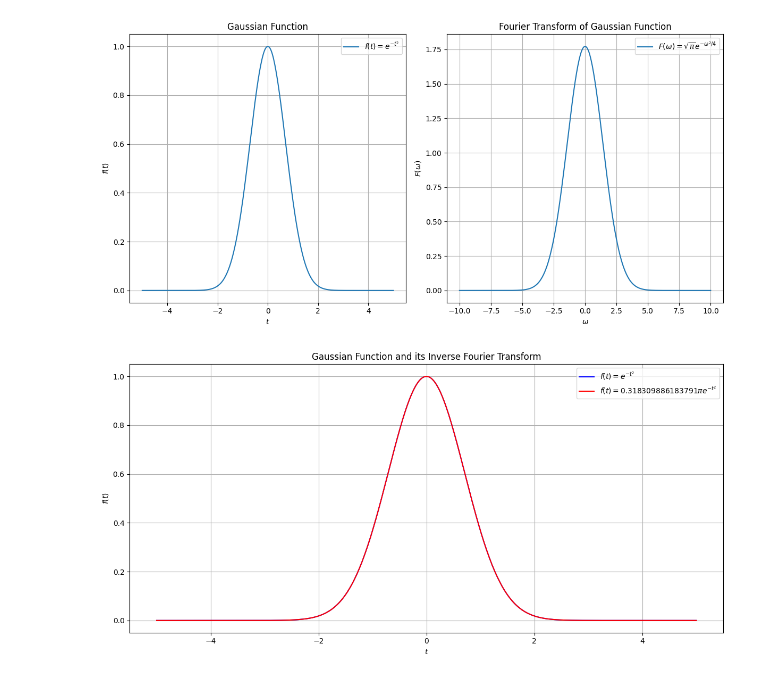
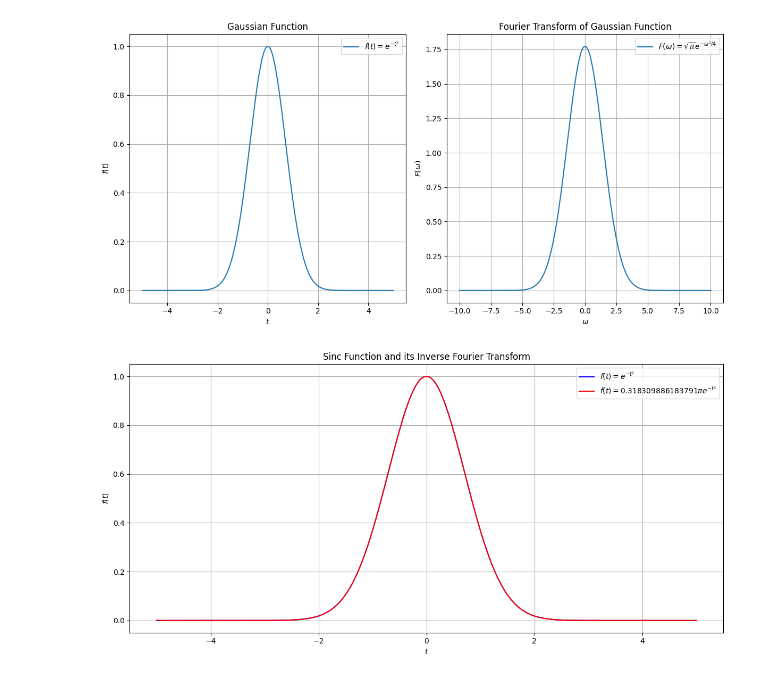
Before and after one commit to Binwen6/DSP, a Jupyter notebook: FT&IFT.ipynb, the cells around one changed output. Drawn from its saved outputs; the diff is of its cells as text; code cells hidden in the pictures.

```diff
--- a/FT&IFT.ipynb
+++ b/FT&IFT.ipynb
@@ -64,9 +67,15 @@ Let's visualize the original Gaussian function and its Fourier Transform.
 def gaussian(t):
     return np.exp(-t**2)
 
+def sinc(t):
+    return np.sin(t) / t
+
 # Define the Fourier Transform of the Gaussian function
 def fourier_transform_gaussian(omega):
     return np.sqrt(np.pi) * np.exp(-omega**2 / 4)
+
+def fourier_transform_sinc(omega):
+    return np.pi * np.sign(omega)
 
 # Generate t and omega values
 t_vals = np.linspace(-5, 5, 400)
@@ -74,24 +83,30 @@ omega_vals = np.linspace(-10, 10, 400)
 
 # Compute the function values
 f_t_vals = gaussian(t_vals)
+# f_t_vals = sinc(t_vals)
 F_omega_vals = fourier_transform_gaussian(omega_vals)
+# F_omega_vals = fourier_transform_sinc(omega_vals)
 
 # Plot the original Gaussian function
 plt.figure(figsize=(12, 6))
 plt.subplot(1, 2, 1)
 plt.plot(t_vals, f_t_vals, label='$f(t) = e^{-t^2}$')
+# plt.plot(t_vals, f_t_vals, label='$f(t) = \mathrm{sinc}(t)$')
 plt.xlabel('$t$')
 plt.ylabel('$f(t)$')
 plt.title('Gaussian Function')
+# plt.title('Sinc Function')
 plt.legend()
 plt.grid(True)
 
 # Plot the Fourier Transform of the Gaussian function
 plt.subplot(1, 2, 2)
 plt.plot(omega_vals, F_omega_vals, label='$F(\omega) = \sqrt{\pi} e^{-\omega^2 / 4}$')
+# plt.plot(omega_vals, F_omega_vals, label='$F(\omega) = \pi \cdot \mathrm{sign}(\omega)$')
 plt.xlabel('$\omega$')
 plt.ylabel('$F(\omega)$')
 plt.title('Fourier Transform of Gaussian Function')
+# plt.title('Fourier Transform of Sinc Function')
 plt.legend()
 plt.grid(True)
 
@@ -102,31 +117,42 @@ plt.show()
 # %%
 # Define the Gaussian function
 def gaussian(t):
     return np.exp(-t**2)
 
+def sinc(t):
+    return np.sin(t) / t
+
 def f_t_2(t):
     return 0.318309886183791 * np.pi * np.exp(-t**2)
+
+def F_omega_2(omega):
+    return np.exp(-omega**2 / 4)
 
 # Generate t and omega values
 t_vals = np.linspace(-5, 5, 400)
 omega_vals = np.linspace(-10, 10, 400)
 
 # Compute the function values
 f_t_vals = gaussian(t_vals)
 F_omega_vals = f_t_2(t_vals)
+# f_t_vals = sinc(t_vals)
+# F_omega_vals = F_omega_2(omega_vals)
 
 # Plot the original Gaussian function and its inverse Fourier Transform on the same plot
 plt.figure(figsize=(12, 6))
 plt.plot(t_vals, f_t_vals, label='$f(t) = e^{-t^2}$', color='blue')
+# plt.plot(t_vals, f_t_vals, label='$f(t) = \mathrm{sinc}(t)$', color='blue')
 plt.plot(t_vals, F_omega_vals, label='$f(t) = 0.318309886183791 \pi e^{-t^2}$', color='red')
+# plt.plot(t_vals, F_omega_vals, label='$f(t) = e^{-t^2 / 4}$', color='red')
 plt.xlabel('$t$')
 plt.ylabel('$f(t)$')
-plt.title('Gaussian Function and its Inverse Fourier Transform')
+# plt.title('Gaussian Function and its Inverse Fourier Transform')
+plt.title('Sinc Function and its Inverse Fourier Transform')
 plt.legend()
 plt.grid(True)
 
 
 plt.tight_layout()
 plt.show()
 # %% [output]
-[figure, old version]
+[figure, new version]
```
Also changed, not shown: parts of 1 cell of this notebook, 1 other file.
